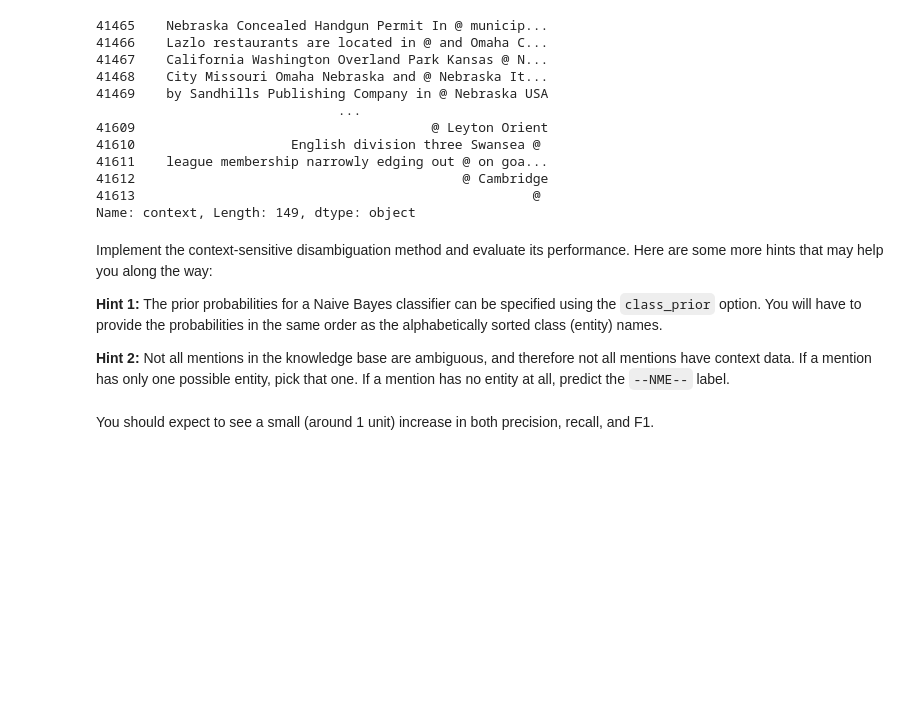
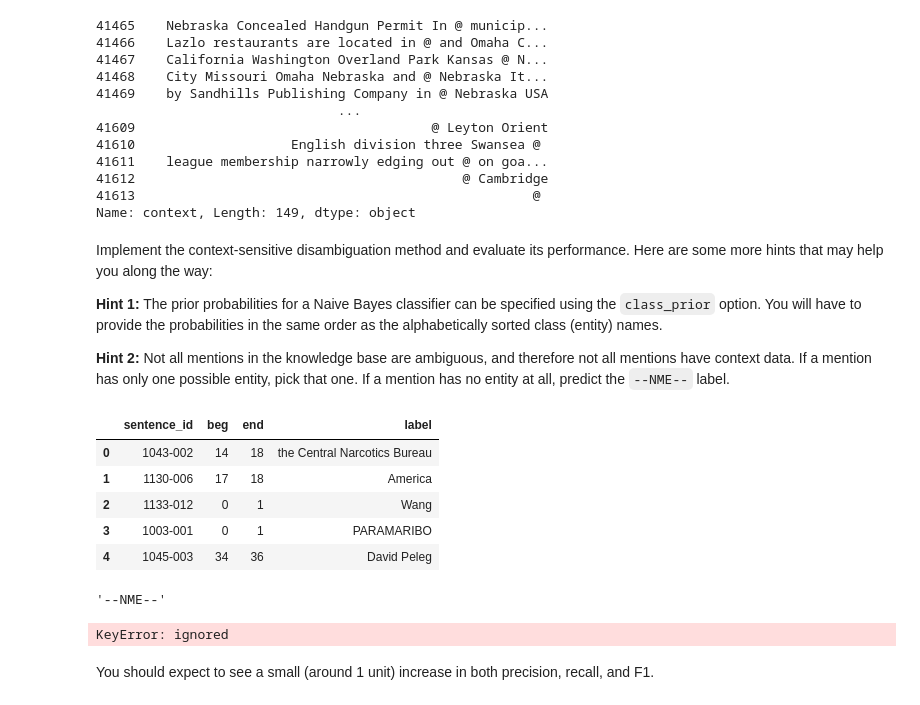
Before and after one commit to oriolgarrobe/Text-Mining, a Jupyter notebook: l5/TM-L5_Erik.ipynb, the cells around one changed output. Saved outputs shown, nothing was run; the diff lists cells and outputs as text; code cells hidden in the pictures; blank space fills up the shorter version.

Commit message:
Still errors in Problem 6

```diff
--- a/l5/TM-L5_Erik.ipynb
+++ b/l5/TM-L5_Erik.ipynb
@@ -450,0 +453,25 @@ Implement the context-sensitive disambiguation method and evaluate its performan
+# %%
+def predict_ent(df):
+  wrong_label = ['DATE', 'CARDINAL', 'QUANTITY', 'PERCENT', 'MONEY', 'TIME', 'NAME', 'ORDINAL', 'PRODUCT']
+  for row in df.itertuples():
+    sentence = nlp(row[2])
+    for ent in sentence.ents:
+      if ent.label_ not in wrong_label:
+        start = sentence.text.split(' ').index(ent.text.split(' ')[0])
+        entity = ent.text
+        yield (row[1], start, start+len(ent.text.split(' ')), entity)
+
+df_pred_ent = pd.DataFrame(set(predict_ent(df_dev)))
+df_pred_ent = df_pred_ent.rename(columns={0: "sentence_id", 1: "beg", 2: "end", 3:'label'})
+df_pred_ent.head()
+# %% [output]
+|  | sentence_id | beg | end | label |
+| 0 | 1043-002 | 14 | 18 | the Central Narcotics Bureau |
+| 1 | 1130-006 | 17 | 18 | America |
+| 2 | 1133-012 | 0 | 1 | Wang |
+| 3 | 1003-001 | 0 | 1 | PARAMARIBO |
+| 4 | 1045-003 | 34 | 36 | David Peleg |
+# %%
+NB_dict['the Central Narcotics Bureau']['1043-002']
+# %% [output]
+'--NME--'
@@ -450,0 +508,12 @@ Implement the context-sensitive disambiguation method and evaluate its performan
+# %%
+def pred_csd(df):
+  for row in df.itertuples():
+    entity = NB_dict[row[4]][row[1]]
+    yield (row[1], row[2], row[3], entity[0])
+
+csd_pred = set(pred_csd(df_pred_ent))
+df_pred_csd = pd.DataFrame(csd_pred)
+df_pred_csd = df_pred_csd.rename(columns={0: "sentence_id", 1: "beg", 2: "end", 3:'label'})
+df_pred_csd.head()
+# %% [output]
+KeyError: ignored
```
Also changed, not shown: parts of 10 cells of this notebook.
